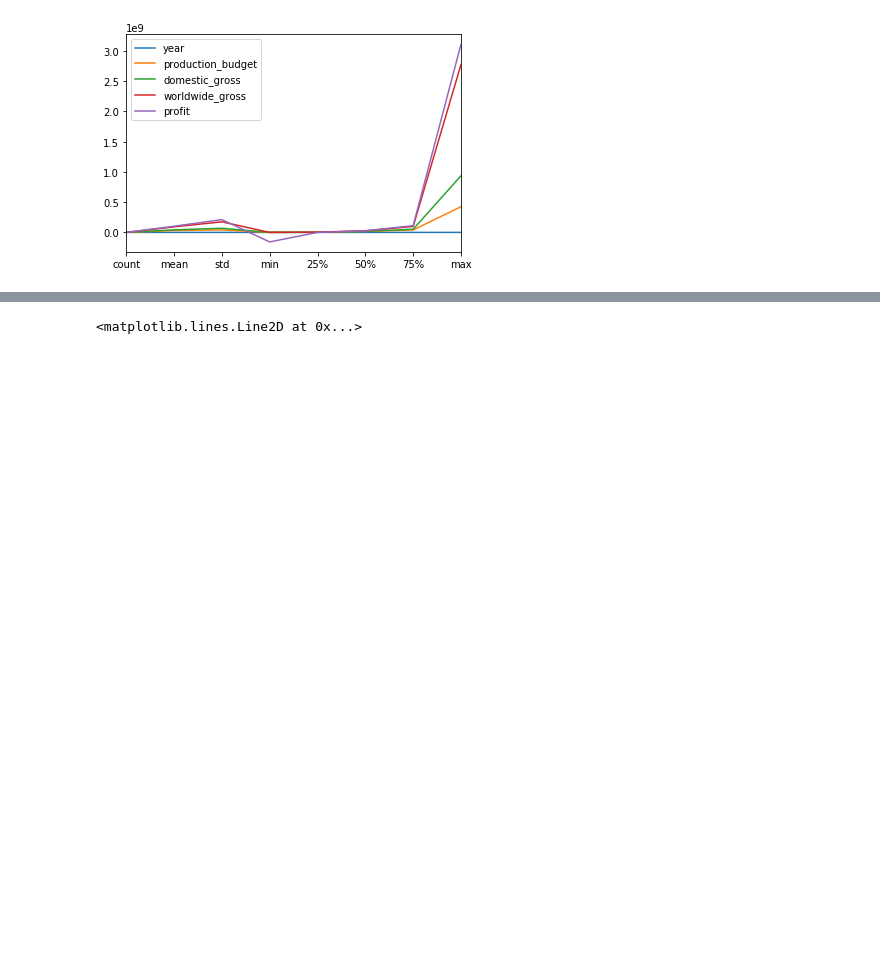
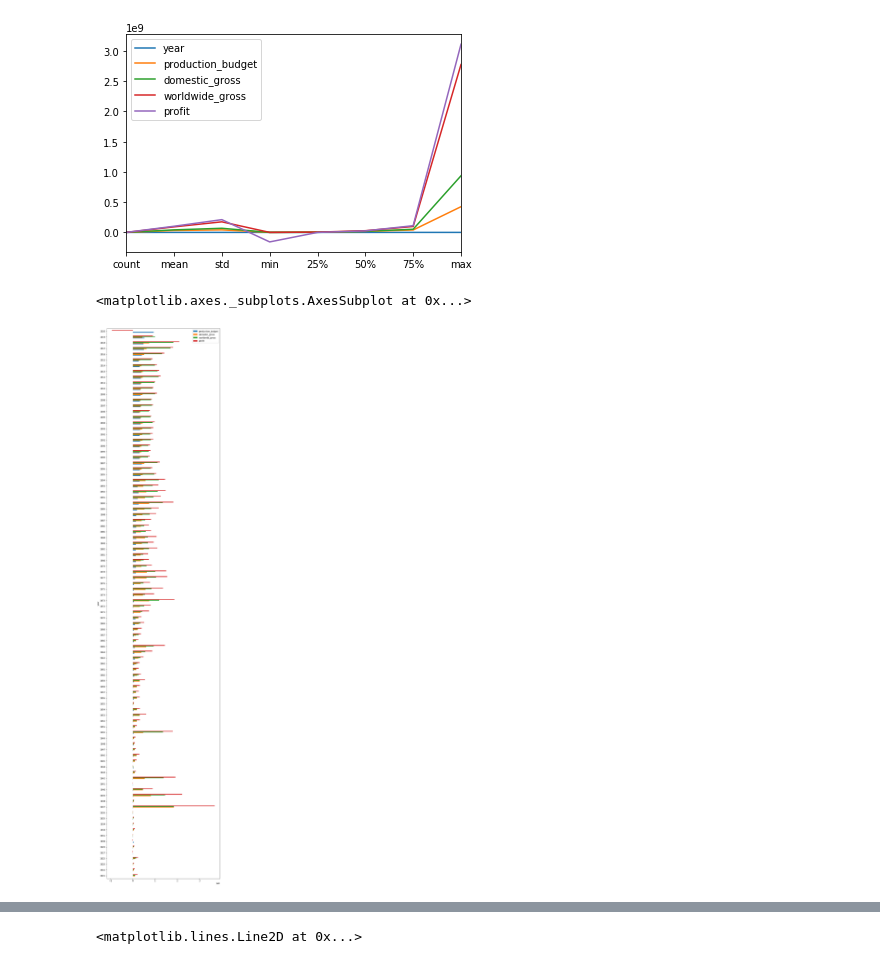
Before and after one commit to ksis1st/Project_MS_Studio, a Jupyter notebook: Project_MS_Studio.ipynb, the cells around one changed output, grey strips where cells are left out. Drawn from its saved outputs; the diff is of its cells as text; code cells hidden in the pictures; blank space fills up the shorter version.

Commit message:
Added visualizations to the new notebook

```diff
--- a/Project_MS_Studio.ipynb
+++ b/Project_MS_Studio.ipynb
@@ -1869,3 +1869,8 @@ Tn_r.describe().plot()
 # %% [output]
 <matplotlib.axes._subplots.AxesSubplot at 0x...>
 [figure]
+# %%
+Tn_r.groupby('year').mean().plot(kind = 'barh', figsize = (10, 50))
+# %% [output]
+<matplotlib.axes._subplots.AxesSubplot at 0x...>
+[figure, added]
```
Also changed, not shown: parts of 16 cells of this notebook, 12 other files.
